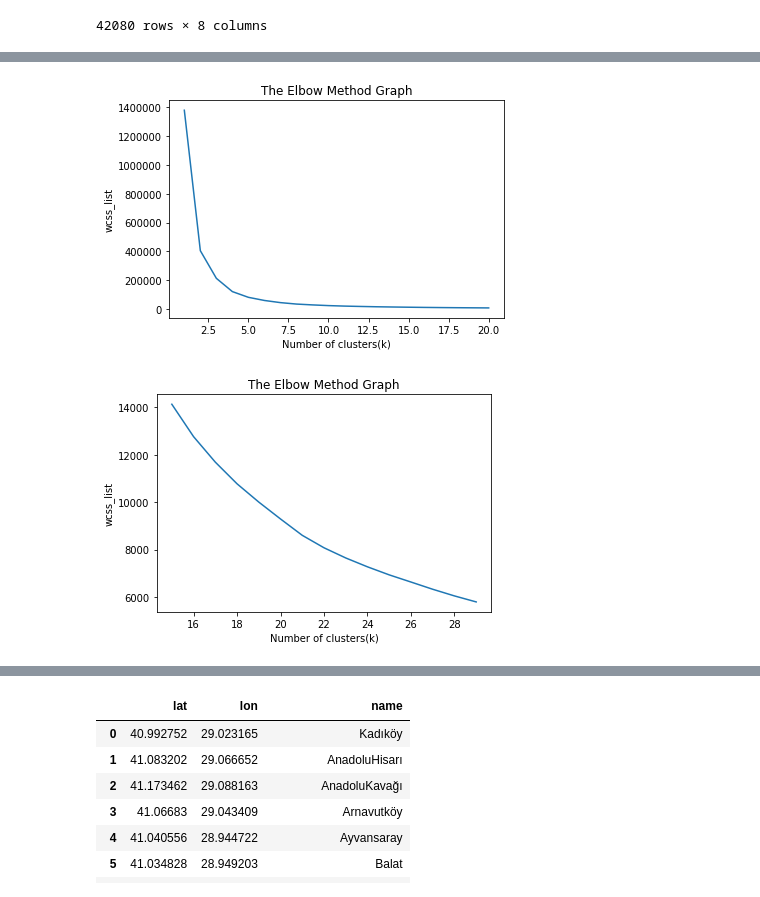
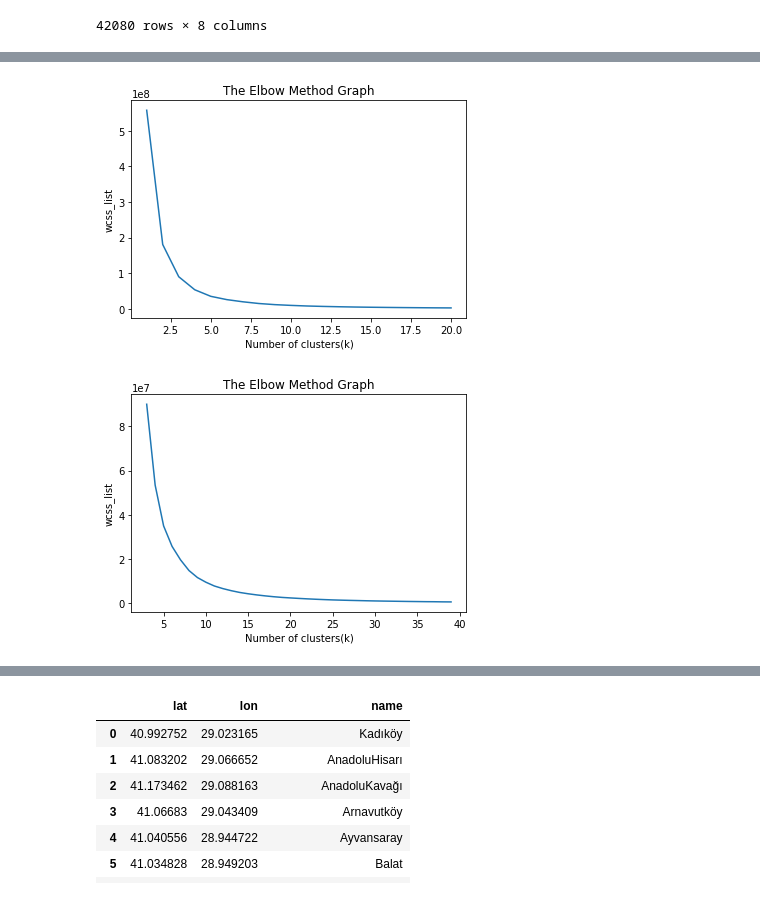
Before and after one commit to emre-isik/IBBTraffic-1, a Jupyter notebook: Traffic_in_Istanbul.ipynb, the cells around one changed output, grey strips where cells are left out. Drawn from its saved outputs; the diff is of its cells as text; code cells hidden in the pictures.

```diff
--- a/Traffic_in_Istanbul.ipynb
+++ b/Traffic_in_Istanbul.ipynb
@@ -23,0 +377,11 @@ os.listdir(os.getcwd())
+# %%
+randomlist2 = []
+for i in range(len(net)): #32
+    a = list(net[i,0])
+    for j in range(len(a)):
+        c = a[j][0] #2
+        b = list(mnet[c,'Autobahn'])
+        for k in range(len(b)):
+            d = b[k][0] #3
+            if c==d or i==d:
+                randomlist2.append(a)
@@ -23,0 +443,8 @@ os.listdir(os.getcwd())
+# %%
+#ÇALIŞTIRMA
+import random
+randomlist = []
+for i in range(0,81):  #burdaki sayının 1 eksiğinin yarısı kadar bağ oluşuyor
+    n = random.randint(0,32)
+    randomlist.append(n)
+print(randomlist)
@@ -23,0 +453,3 @@ os.listdir(os.getcwd())
+# %%
+for i in range(0,42,2): #randomlist boyutunda olmalı ortadaki sayı. for'un 1 eksiği
+    mnet.A['Seeweg'][randomlist[i],randomlist[i+1]] = 1
@@ -271,3 +689,6 @@ data_morning
 # %%
 #Sadece long,lat,number of vehicles sütunları kalsın diye bu kod çalıştırılır.
 data_morning = data_morning.drop(columns=['weekday','hour','MINIMUM_SPEED','MAXIMUM_SPEED','AVERAGE_SPEED'])
+data_midday = data_midday.drop(columns=['weekday','hour','MINIMUM_SPEED','MAXIMUM_SPEED','AVERAGE_SPEED'])
+data_afternoon = data_afternoon.drop(columns=['weekday','hour','MINIMUM_SPEED','MAXIMUM_SPEED','AVERAGE_SPEED'])
+data_evening = data_evening.drop(columns=['weekday','hour','MINIMUM_SPEED','MAXIMUM_SPEED','AVERAGE_SPEED'])
@@ -323,38 +741,36 @@ Number of clusters: 9
 # %%
 #WEIGHTED K-MEANS
 
 #finding optimal number of clusters using the elbow method
-import matplotlib.pyplot as mtp
-from sklearn.cluster import KMeans
+
 wcss_list= []  #Initializing the list for the values of WCSS
 
 #Using for loop for iterations from 1 to 20.
 for i in range(1, 21):
     kmeans = KMeans(n_clusters=i, init='k-means++', n_init=10)
-    kmeans.fit(data_morning)
+    kmeans.fit(data_midday)
     wcss_list.append(kmeans.inertia_)
 mtp.plot(range(1, 21), wcss_list)
 mtp.title('The Elbow Method Graph')
 mtp.xlabel('Number of clusters(k)')
 mtp.ylabel('wcss_list')
 mtp.show()
 # %% [output]
-[figure, old version]
+[figure, new version]
 # %%
 #finding optimal number of clusters using the elbow method
-import matplotlib.pyplot as mtp
-from sklearn.cluster import KMeans
+
 wcss_list= []  #Initializing the list for the values of WCSS
 
 #Using for loop for iterations from 6 to 20.
-for i in range(15, 30):
-    kmeans = KMeans(n_clusters=i, init='k-means++',n_init=10)
-    kmeans.fit(data_morning)
+for i in range(3, 40):
+    kmeans = KMeans(n_clusters=i, init='k-means++', n_init=10)
+    kmeans.fit(data_midday)
     wcss_list.append(kmeans.inertia_)
-mtp.plot(range(15, 30), wcss_list)
+mtp.plot(range(3, 40), wcss_list)
 mtp.title('The Elbow Method Graph')
 mtp.xlabel('Number of clusters(k)')
 mtp.ylabel('wcss_list')
 mtp.show()
 # %% [output]
-[figure, old version]
+[figure, new version]
```
Also changed, not shown: parts of 127 cells of this notebook.
